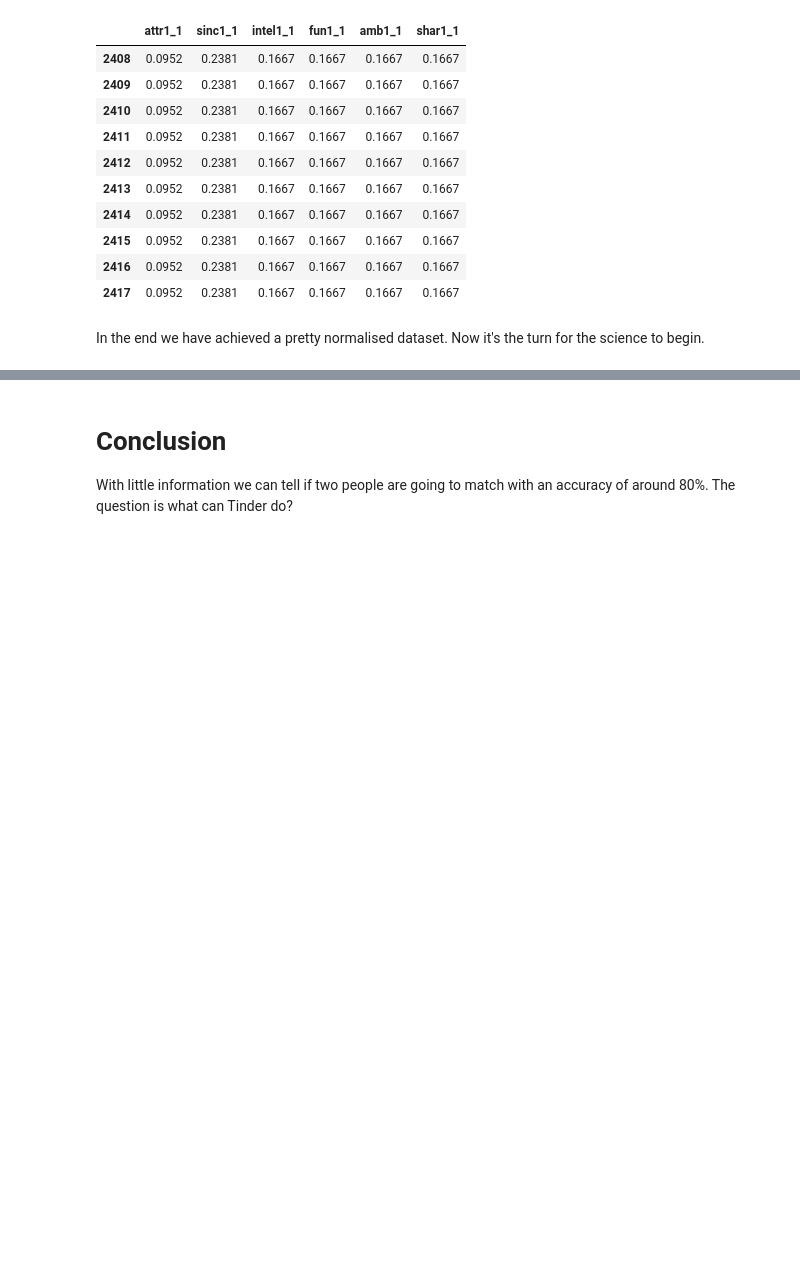
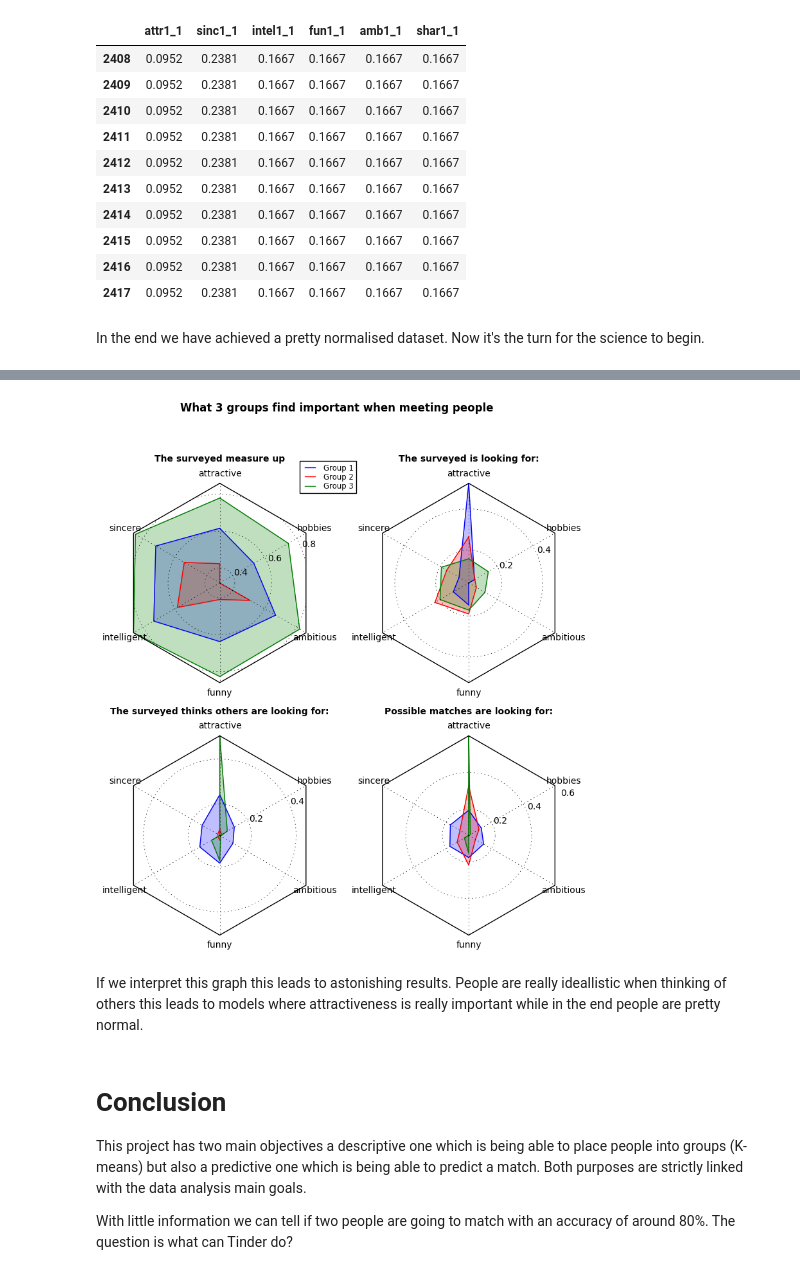
Before and after one commit to DiegoAsterio/speedy-Gonzales, a Jupyter notebook: Speed Dating - "Are these two people gonna match?".ipynb, the cells around one changed output, grey strips where cells are left out. Cells and saved outputs as stored; diff of their text form; code cells hidden in the pictures; blank space fills up the shorter version.

```diff
--- a/Speed Dating - "Are these two people gonna match?".ipynb
+++ b/Speed Dating - "Are these two people gonna match?".ipynb
@@ -136,3 +137,6 @@ In the end we have achieved a pretty normalised dataset. Now it's the turn for t
+# %%
+#IF YOU TRUST MY CLEANING PROCESS
+speedDatingDF = pd.read_csv('cleanDATAFRAME.csv')
 # %% [markdown]
 # Data analysis
 
@@ -172,4 +189,25 @@ Bagging of perceptrons (20 perceptrons): accuracy totale: data=0.8353
+# %%
+measure_up, l_aff = dsf.kmoyennes(3, speedDatingDF.iloc[0:,24:30].dropna(axis=0), 0.05, 100)
+looking_for, l_aff = dsf.kmoyennes(3, speedDatingDF.iloc[0:,69:75].dropna(axis=0), 0.05, 100)
+others_looking_for, l_aff = dsf.kmoyennes(3, speedDatingDF.iloc[0:,75:81].dropna(axis=0), 0.05, 100)
+possible_pair, l_aff = dsf.kmoyennes(3, speedDatingDF.iloc[0:,81:87].dropna(axis=0), 0.05, 100)
+# %%
+data = [
+        ['attractive', 'sincere', 'intelligent','funny','ambitious','hobbies'],
+        ('The surveyed measure up',np.array(measure_up)),
+        ('The surveyed is looking for:',np.array(looking_for)),
+        ('The surveyed thinks others are looking for:',np.array(others_looking_for)),
+        ('Possible matches are looking for:',np.array(possible_pair))
+       ]
+# %%
+rc.print_rc(data,3)
+# %% [output]
+[figure, added]
+# %% [markdown]
+If we interpret this graph this leads to astonishing results. People are really ideallistic when thinking of others this leads to models where attractiveness is really important while in the end people are pretty normal.
 # %% [markdown]
 # Conclusion
 
+This project has two main objectives a descriptive one which is being able to place people into groups (K-means) but also a predictive one which is being able to predict a match. Both purposes are strictly linked with the data analysis main goals.
+
 With little information we can tell if two people are going to match with an accuracy of around 80%. The question is what can Tinder do?
```
Also changed, not shown: parts of 13 cells of this notebook, 4 other files.
